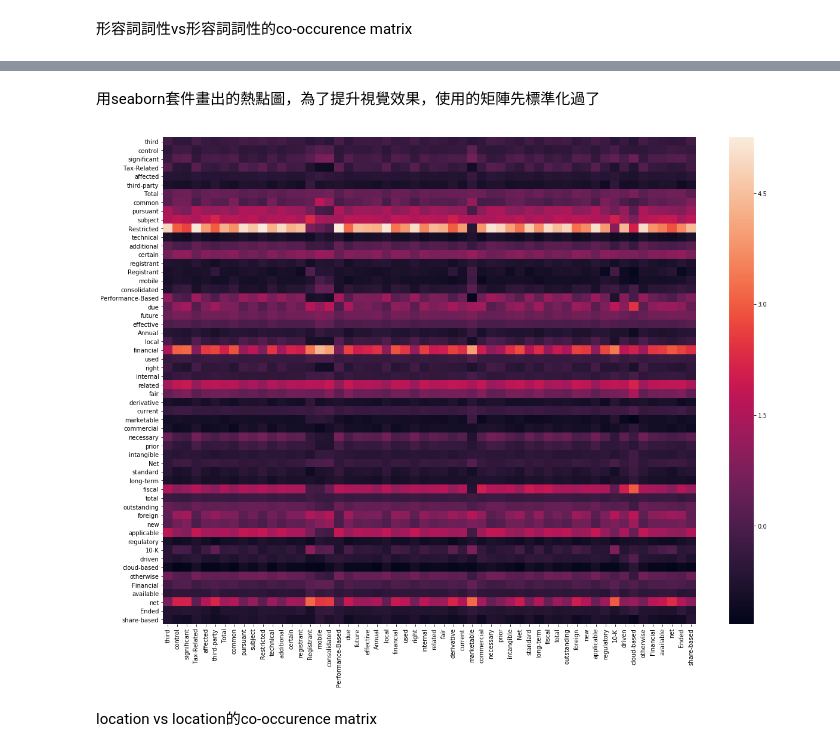
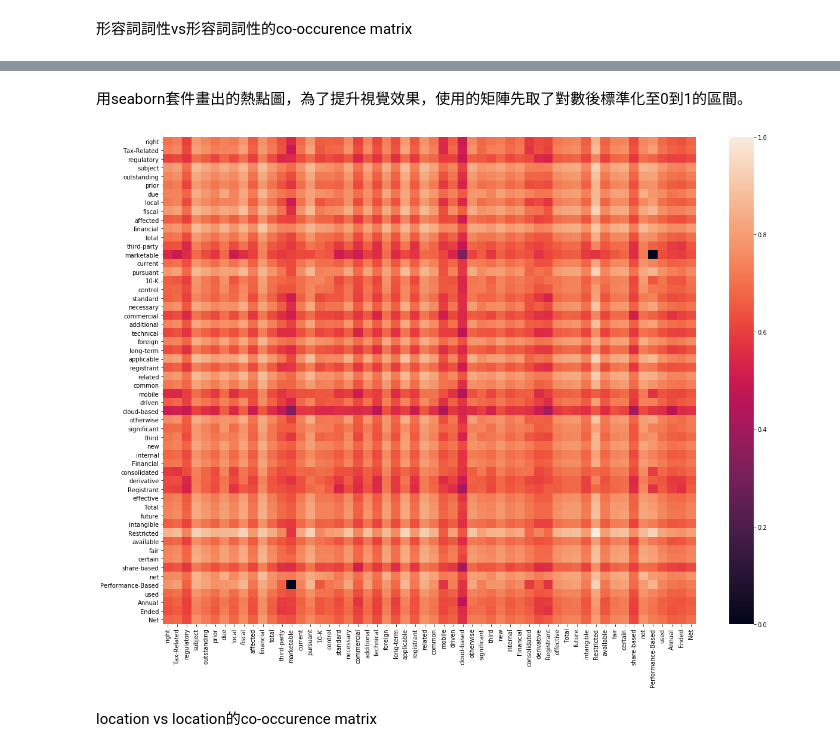
Before and after one commit to howard41436/FINTECH, a Jupyter notebook: hw2/Demo_pos_ner.ipynb, the cells around one changed output, grey strips where cells are left out. Saved outputs shown, nothing was run; the diff lists cells and outputs as text; code cells hidden in the pictures.

```diff
--- a/hw2/Demo_pos_ner.ipynb
+++ b/hw2/Demo_pos_ner.ipynb
@@ -151,8 +151,13 @@ adj_df
 # %% [markdown]
 形容詞詞性vs形容詞詞性的co-occurence matrix
 # %%
+def my_log(x):
+    return np.log(x + 1)
 adj_comatrix = np.matmul(np.transpose(adj_matrix), adj_matrix)
+adj_norm = np.vectorize(my_log)(adj_comatrix)
+adj_norm /= adj_norm.max(axis = None)
 adj_comatrix = pd.DataFrame(adj_comatrix, columns = adj_set, index = adj_set)
+adj_norm = pd.DataFrame(adj_norm, columns = adj_set, index = adj_set)
 adj_comatrix.to_csv('adj_comatrix.csv')
 adj_comatrix
 # %% [output]
@@ -178,16 +183,15 @@ adj_comatrix
 用gephi畫出的共現圖
 ![Alt text](adjective_coocurrence.png)
 # %% [markdown]
-用seaborn套件畫出的熱點圖，為了提升視覺效果，使用的矩陣先標準化過了
+用seaborn套件畫出的熱點圖，為了提升視覺效果，使用的矩陣先取了對數後標準化至0到1的區間。
 # %%
 import seaborn as sn
 import matplotlib.pyplot as plt
 plt.subplots(figsize=(20,15))
-adj_norm = (adj_comatrix - adj_comatrix.mean()) / adj_comatrix.std()
 sn.heatmap(adj_norm)
 plt.show()
 # %% [output]
-[figure, old version]
+[figure, new version]
 # %% [markdown]
 location vs location的co-occurence matrix
 # %%
```
Also changed, not shown: parts of 10 cells of this notebook.
